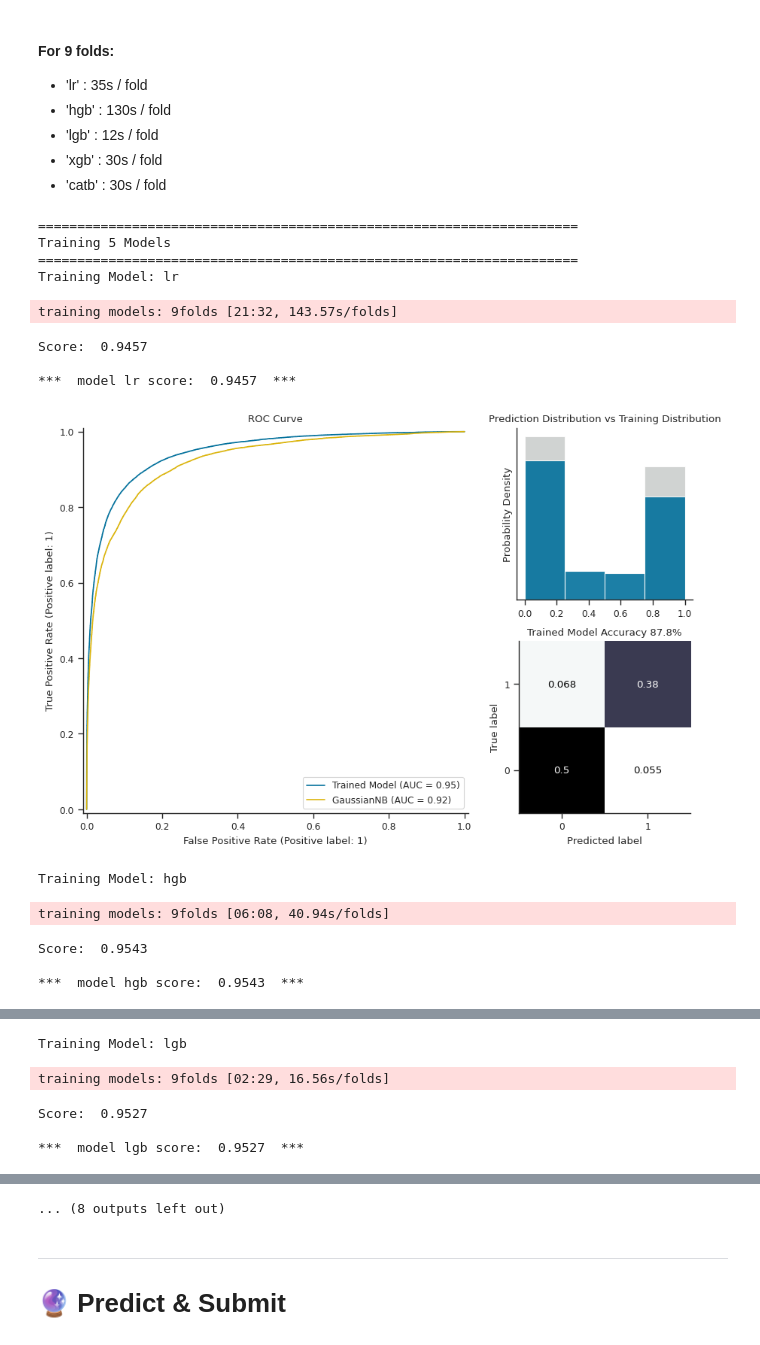
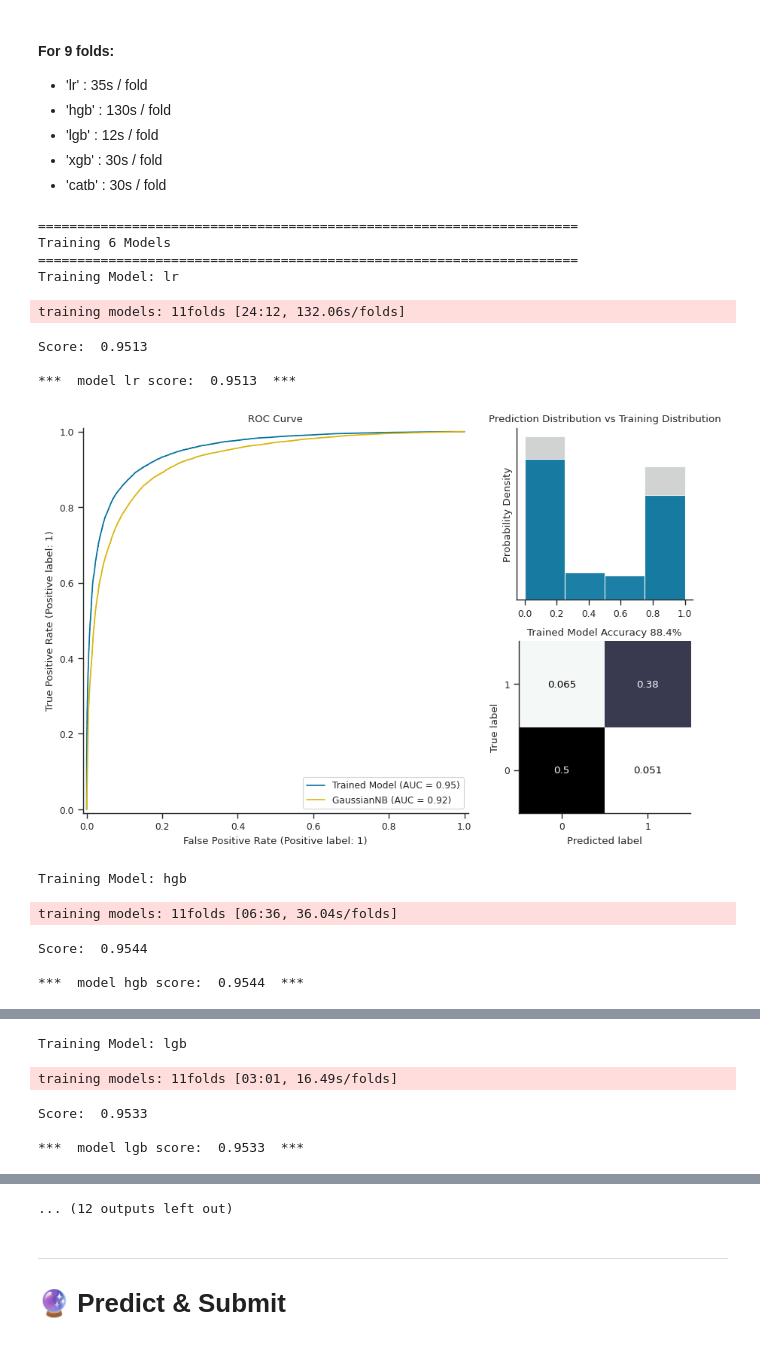
Before and after one commit to 2awesome-rob/iron_fungi, a Jupyter notebook: Binary_Classification_Probability_AUC.ipynb, the cells around one changed output, grey strips where cells are left out. Saved outputs shown, nothing was run; the diff lists cells and outputs as text; code cells hidden in the pictures.

```diff
--- a/Binary_Classification_Probability_AUC.ipynb
+++ b/Binary_Classification_Probability_AUC.ipynb
@@ -452,17 +452,20 @@ trained_model, _ = mkf.train_and_score_model(
 - models -> base models with hyperparameters
 - training_features -> list of training features for each model class
 # %%
-important_features = [f for f in feature_importance.index.tolist() if feature_importance[f] > 1]
+important_features = [f for f in feature_importance.index.tolist() if feature_importance[f] > 2]
+
 base_models = {
     'lr' : skl.linear_model.LogisticRegression,
     'hgb' : skl.ensemble.HistGradientBoostingClassifier,
     'lgb' : lgb.LGBMClassifier,
     'xgb' : xgb.XGBClassifier,
-    'catb' : catb.CatBoostClassifier
+    'xgb2' : xgb.XGBClassifier,
+    'catb' : catb.CatBoostClassifier,
 }
 
 params = {
     'lr' : {'C': 0.6, 'max_iter': 267, 'solver': 'sag'},
+    'mlp' : {'hidden_layer_sizes' : (64,64), 'random_state' : 69},
     'hgb' : {'max_iter': 1000, 'learning_rate': 0.038, 'max_leaf_nodes': 24, 'min_samples_leaf': 24, 'l2_regularization': 0.008, 'early_stopping': True}
 }
 
@@ -551,20 +577,20 @@ Best catb params: {'n_estimators': 208, 'learning_rate': 0.034135216673603676, '
 - 'catb' : 30s  / fold
 # %%
 trained_models, stacking_model = mkf.cv_train_models(XY, training_features, target,
-    models, task='classification_probability', folds=9
+    models, task='classification_probability', folds=11
     )
 # %% [output]
 =====================================================================
-Training 5 Models
+Training 6 Models
 =====================================================================
 Training Model: lr
-training models: 9folds [21:32, 143.57s/folds]
+training models: 11folds [24:12, 132.06s/folds]
-Score:  0.9457
+Score:  0.9513
 
-***  model lr score:  0.9457  ***
+***  model lr score:  0.9513  ***
-[figure, old version]
+[figure, new version]
 Training Model: hgb
-training models: 9folds [06:08, 40.94s/folds]
+training models: 11folds [06:36, 36.04s/folds]
-Score:  0.9543
+Score:  0.9544
 
-***  model hgb score:  0.9543  ***
+***  model hgb score:  0.9544  ***
@@ -572,5 +598,5 @@ Score:  0.9543
 Training Model: lgb
-training models: 9folds [02:29, 16.56s/folds]
+training models: 11folds [03:01, 16.49s/folds]
-Score:  0.9527
+Score:  0.9533
 
-***  model lgb score:  0.9527  ***
+***  model lgb score:  0.9533  ***
@@ -578,4 +604,4 @@ Score:  0.9527
-... (8 outputs left out)
+... (12 outputs left out)
 # %% [markdown]
 ---
 # 🔮 Predict & Submit
```
Also changed, not shown: parts of 13 cells of this notebook.
